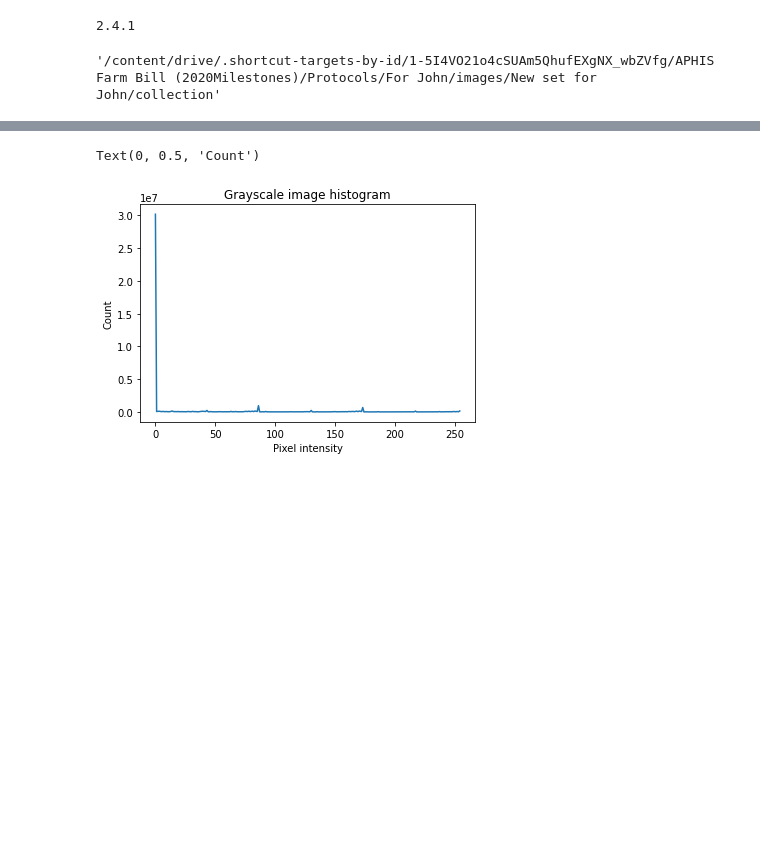
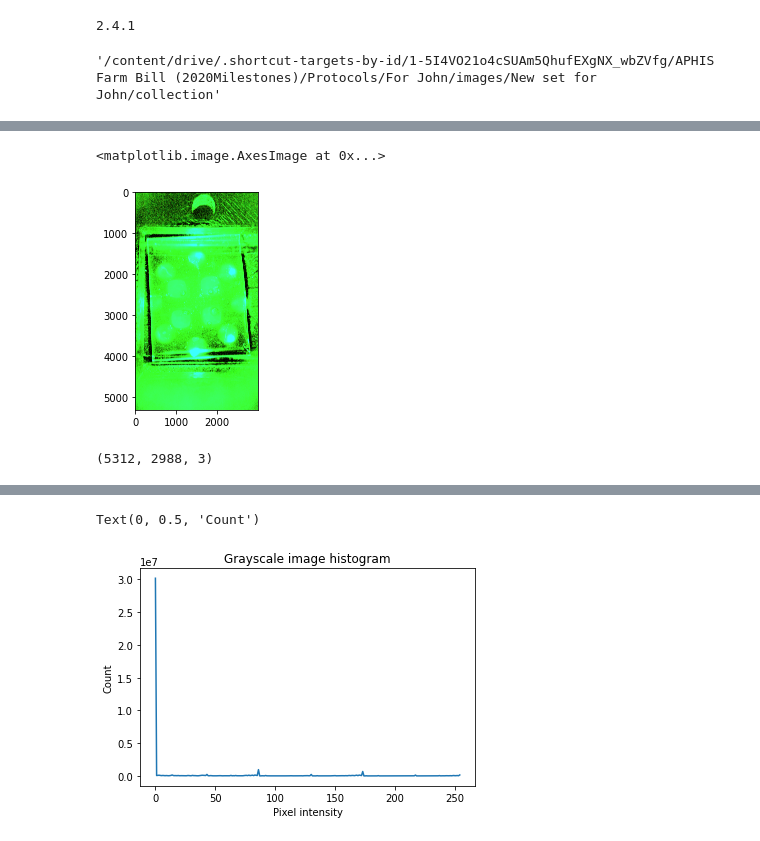
Before and after one commit to ncsu-landscape-dynamics/LAMP_assay_automation, a Jupyter notebook: hybridPyTorchImSeg.ipynb, the cells around one changed output, grey strips where cells are left out. Saved outputs shown, nothing was run; the diff lists cells and outputs as text; code cells hidden in the pictures; blank space fills up the shorter version.

```diff
--- a/hybridPyTorchImSeg.ipynb
+++ b/hybridPyTorchImSeg.ipynb
@@ -50,0 +67,9 @@ os.getcwd()
+# %%
+plt.imshow(img_g)
+# %% [output]
+<matplotlib.image.AxesImage at 0x...>
+[figure, added]
+# %%
+img_g.shape
+# %% [output]
+(5312, 2988, 3)
```
Also changed, not shown: parts of 19 cells of this notebook.
